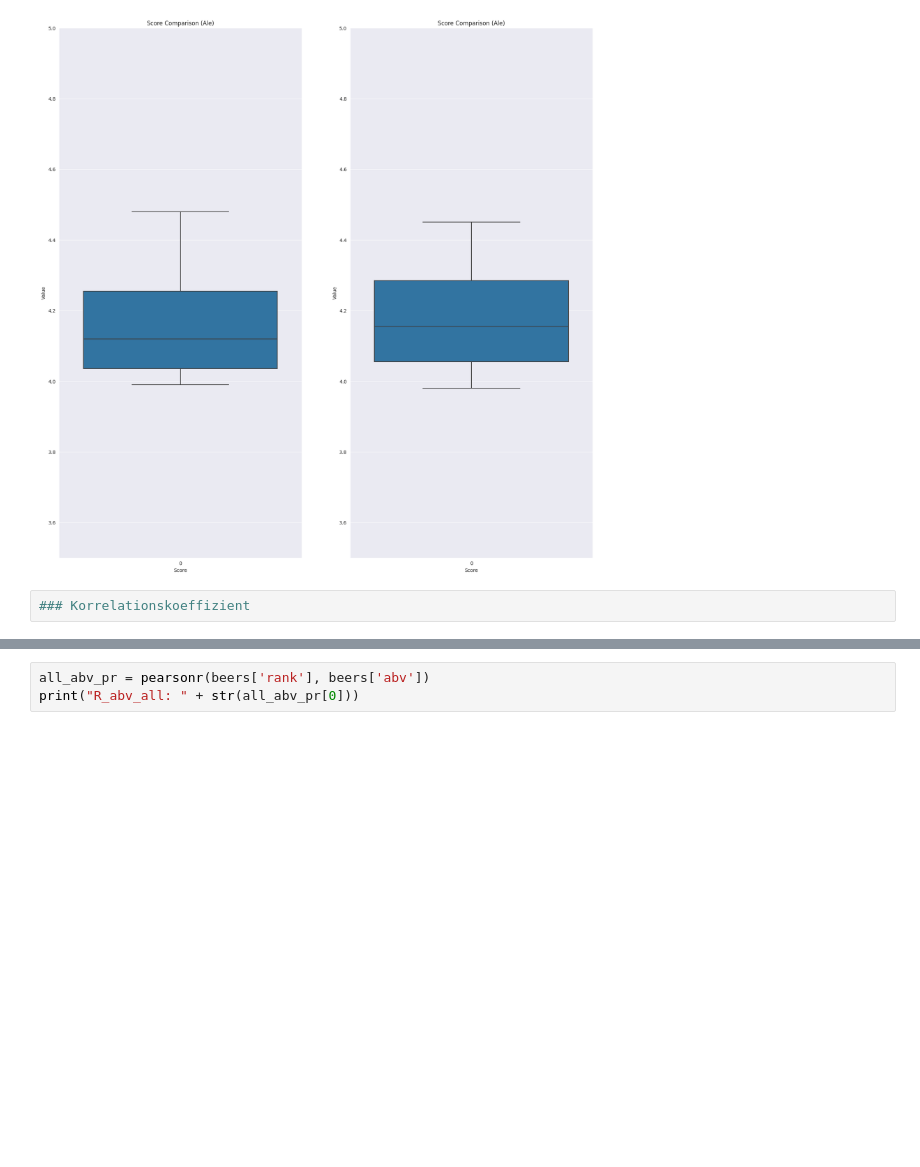
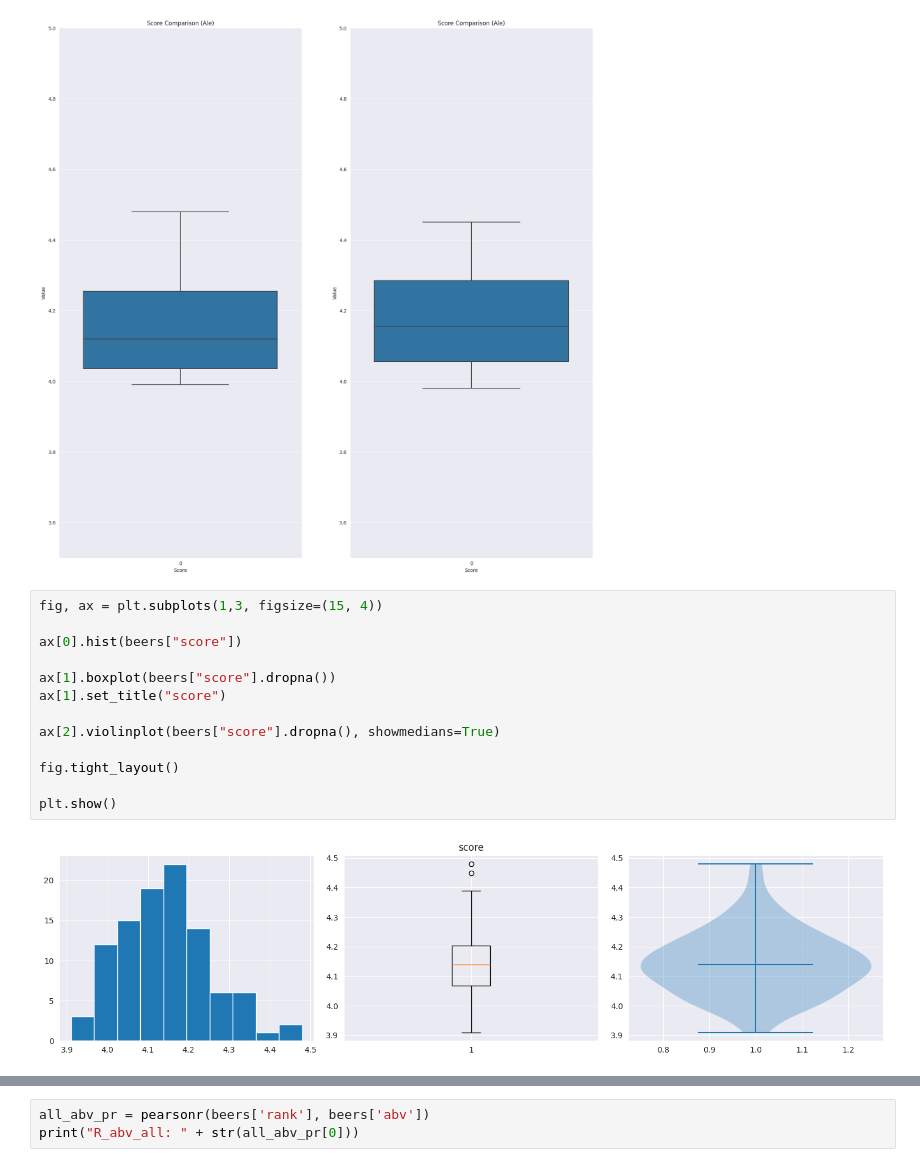
Before and after one commit to wreiner/FHJ-visdatam, a Jupyter notebook: aufg01/Aufgabe01.ipynb, the cells around one changed output, grey strips where cells are left out. Drawn from its saved outputs; the diff is of its cells as text; blank space fills up the shorter version.

```diff
--- a/aufg01/Aufgabe01.ipynb
+++ b/aufg01/Aufgabe01.ipynb
@@ -213,5 +297,18 @@ plt.show()
 # stout_score = beers[beers['style'].str.contains('stout', case=False)]['score'].describe(include='all').loc['mean']
 # %% [output]
 [figure]
-# %%
-### Korrelationskoeffizient
+# %%
+fig, ax = plt.subplots(1,3, figsize=(15, 4))
+
+ax[0].hist(beers["score"])
+
+ax[1].boxplot(beers["score"].dropna())
+ax[1].set_title("score")
+
+ax[2].violinplot(beers["score"].dropna(), showmedians=True)
+
+fig.tight_layout()
+
+plt.show()
+# %% [output]
+[figure, added]
```
Also changed, not shown: parts of 18 cells of this notebook.
